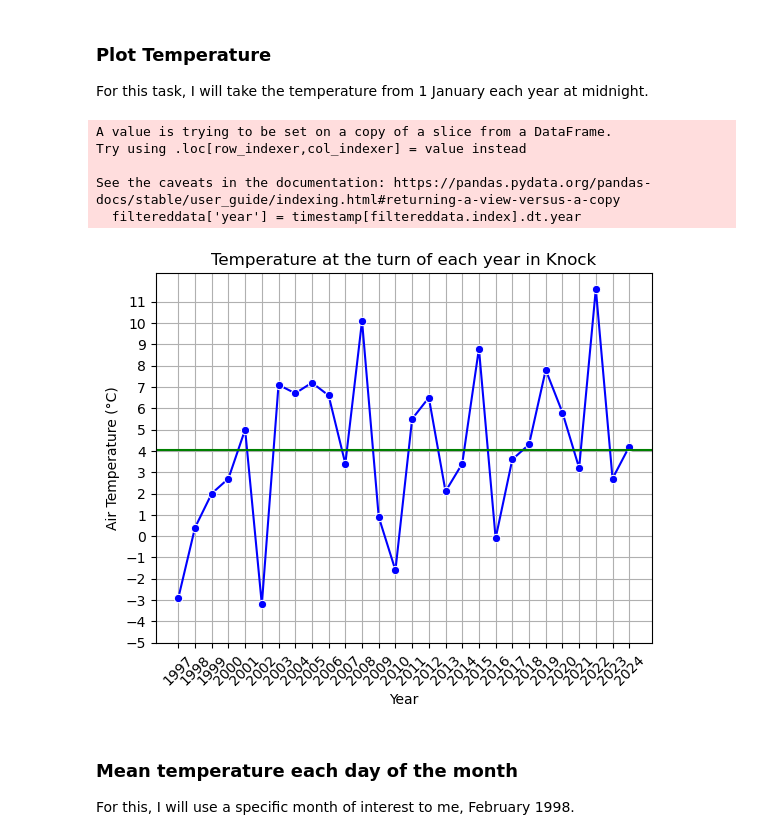
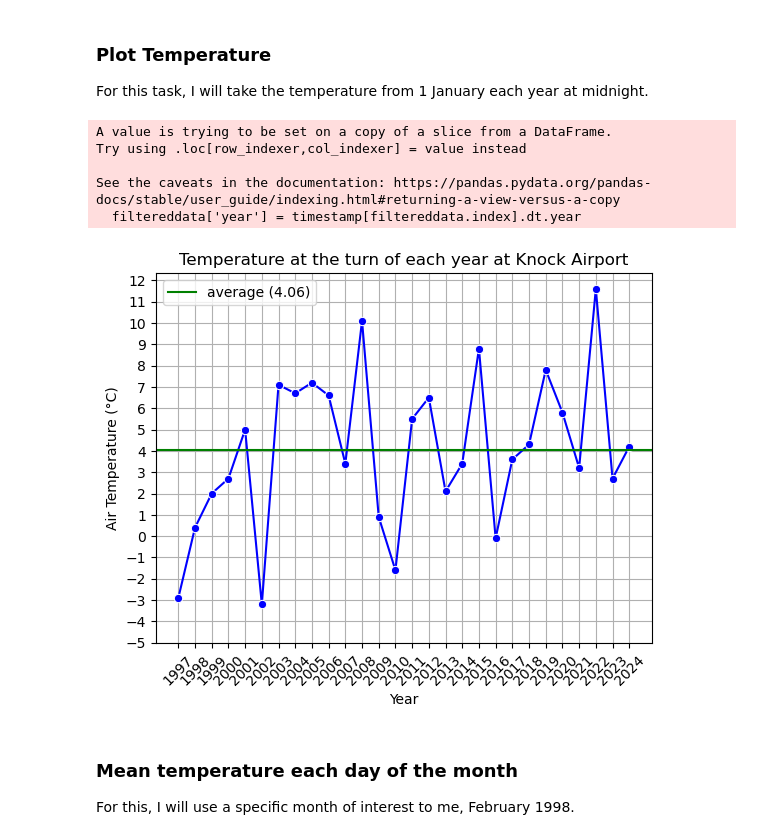
Before and after one commit to MylesHenehan/pfda, a Jupyter notebook: assignments/assignment_6_weather.ipynb, the cells around one changed output. Saved outputs shown, nothing was run; the diff lists cells and outputs as text; code cells hidden in the pictures.

```diff
--- a/assignments/assignment_6_weather.ipynb
+++ b/assignments/assignment_6_weather.ipynb
@@ -32,43 +32,43 @@ For this task, I will take the temperature from 1 January each year at midnight.
 # %%
 
 
-# First making sure the timestamps are correctly in date-time format to be able to easily manipulate them.
+# First we make sure the timestamps are correctly in date-time format to be able to easily manipulate them.
 timestamp = pd.to_datetime(df['date'])
 
-# Filter the DataFrame for January 1st at midnight each year
+# We then filter the dafa frame for January 1st at midnight each year (influxdata, 2023)
 filtereddata = df[(timestamp.dt.month == 1) &
                  (timestamp.dt.day == 1) &
                  (timestamp.dt.hour == 0) &
                  (timestamp.dt.minute == 0) &
                  (timestamp.dt.second == 0)]
 
-# Add a 'year' column to the filtered DataFrame
+# We add a 'year' column to the filtered data frame
 filtereddata['year'] = timestamp[filtereddata.index].dt.year
 
-# Plot the temperature against the extracted year
+# Now we plot the temperature against the extracted year.
 year = filtereddata['year']
 temp = filtereddata['temp']
 sns.lineplot(x=year, y=temp, marker='o', color='blue')
 
-plt.title("Temperature at the turn of each year in Knock")
+plt.title("Temperature at the turn of each year at Knock Airport")
 plt.xlabel("Year")
 plt.ylabel("Air Temperature (°C)")
-plt.xticks(filtereddata['year'], rotation=45)
-plt.yticks(np.arange(-5, 12, 1))
+plt.xticks(year, rotation=45)
+plt.yticks(np.arange(-5, 13, 1))
 plt.grid()
 
 avgtemp = temp.mean()
-plt.axhline(avgtemp, color='g', label="average")
+plt.axhline(avgtemp, color='g', label=f"average ({avgtemp:.2f})")
 
-
+plt.legend()
 plt.show()
 # %% [output]
 A value is trying to be set on a copy of a slice from a DataFrame.
 Try using .loc[row_indexer,col_indexer] = value instead
 
 See the caveats in the documentation: https://pandas.pydata.org/pandas-docs/stable/user_guide/indexing.html#returning-a-view-versus-a-copy
   filtereddata['year'] = timestamp[filtereddata.index].dt.year
-[figure, old version]
+[figure, new version]
 # %% [markdown]
 ### Mean temperature each day of the month
 For this, I will use a specific month of interest to me, February 1998.
```
Also changed, not shown: parts of 12 cells of this notebook.
